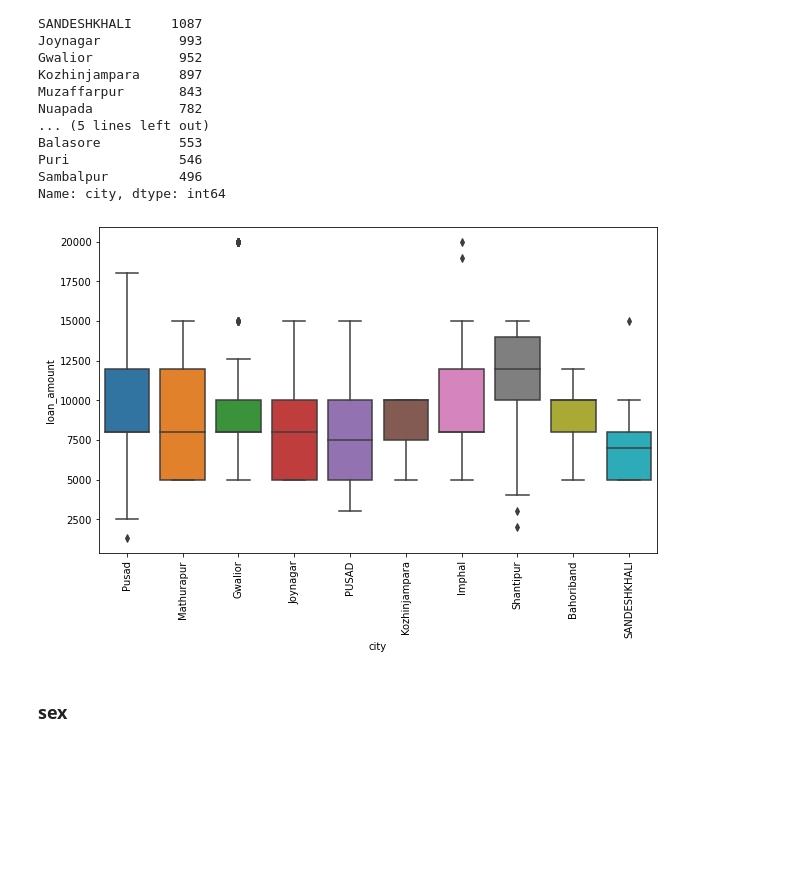
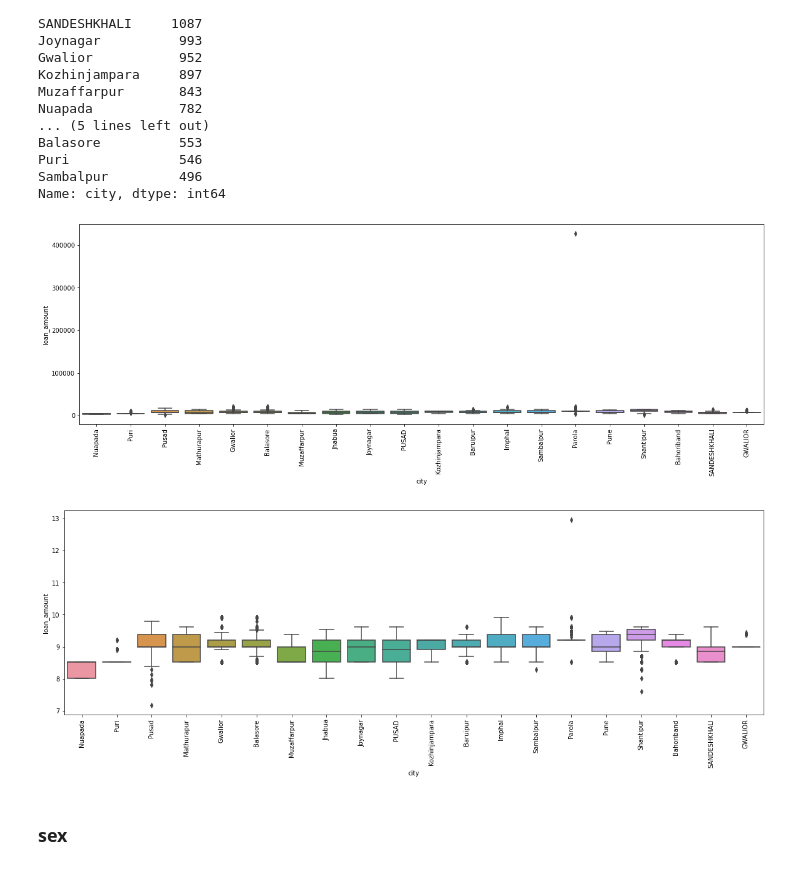
Before and after one commit to ck-unifr/loan_amount_prediction, a Jupyter notebook: loan_amount_prediction.ipynb, the cells around one changed output. Cells and saved outputs as stored; diff of their text form; code cells hidden in the pictures; blank space fills up the shorter version.

```diff
--- a/loan_amount_prediction.ipynb
+++ b/loan_amount_prediction.ipynb
@@ -441,14 +450,23 @@ Puri              546
 Sambalpur         496
 Name: city, dtype: int64
 # %%
-df_temp = df[df['city'].isin(list(df['city'].value_counts()[:10].index))]
+df_temp = df[df['city'].isin(list(df['city'].value_counts()[:20].index))]
 var = df_temp['city']
-f, ax = plt.subplots(figsize=(10,6))
+f, ax = plt.subplots(figsize=(20,6))
 sns.boxplot(y=df_temp['loan_amount'], x=var)
 plt.xticks(rotation=90)
 plt.show()
 # %% [output]
-[figure, old version]
+[figure, new version]
+# %%
+df_temp = df[df['city'].isin(list(df['city'].value_counts()[:20].index))]
+var = df_temp['city']
+f, ax = plt.subplots(figsize=(20,6))
+sns.boxplot(y=np.log(df_temp['loan_amount']), x=var)
+plt.xticks(rotation=90)
+plt.show()
+# %% [output]
+[figure, added]
 # %% [markdown]
 ### sex
 # %%
```
Also changed, not shown: parts of 19 cells of this notebook.
